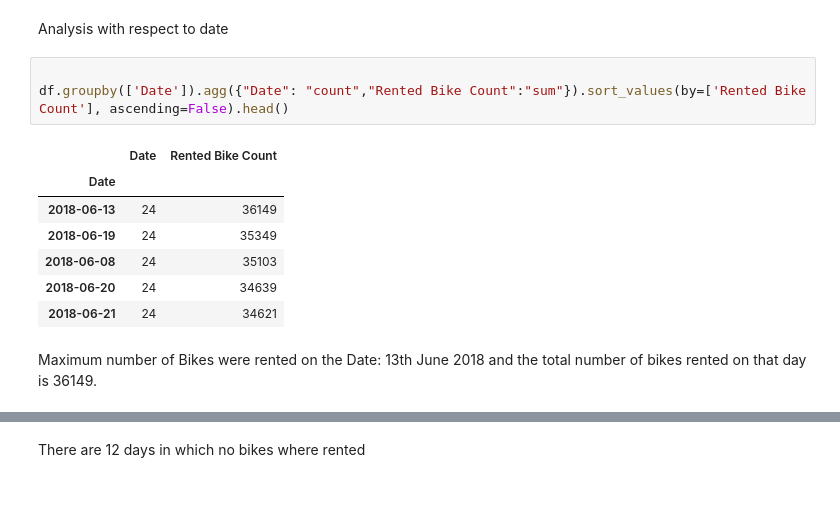
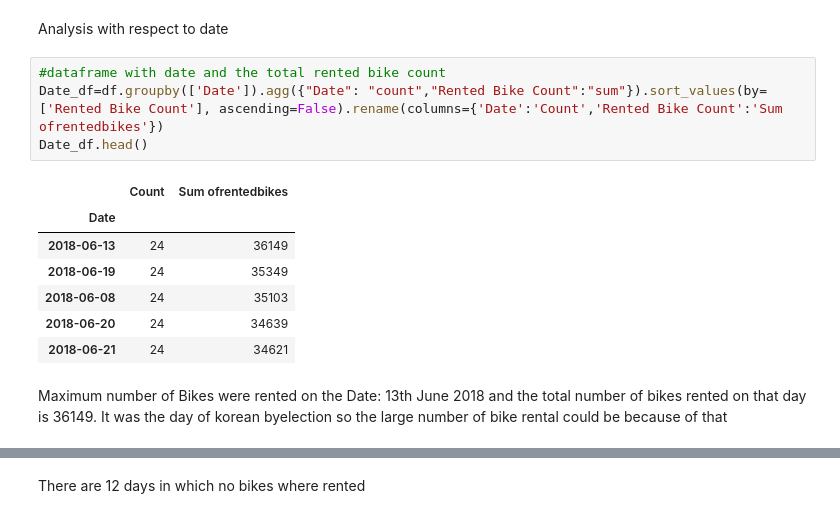
Before and after one commit to Nakulpradeep94/Bike_Sharing_demand_prediction, a Jupyter notebook: Bike_Sharing_Demand_Prediction_Capstone_Project.ipynb, the cells around one changed output, grey strips where cells are left out. Drawn from its saved outputs; the diff is of its cells as text.

```diff
--- a/Bike_Sharing_Demand_Prediction_Capstone_Project.ipynb
+++ b/Bike_Sharing_Demand_Prediction_Capstone_Project.ipynb
@@ -278,10 +280,11 @@ df.head()
 # %% [markdown]
 Analysis with respect to date
 # %%
-
-df.groupby(['Date']).agg({"Date": "count","Rented Bike Count":"sum"}).sort_values(by=['Rented Bike Count'], ascending=False).head()
+#dataframe with date and the total rented bike count
+Date_df=df.groupby(['Date']).agg({"Date": "count","Rented Bike Count":"sum"}).sort_values(by=['Rented Bike Count'], ascending=False).rename(columns={'Date':'Count','Rented Bike Count':'Sum ofrentedbikes'})
+Date_df.head()
 # %% [output]
-|  | Date | Rented Bike Count |
+|  | Count | Sum ofrentedbikes |
 | Date |  |  |
 | 2018-06-13 | 24 | 36149 |
 | 2018-06-19 | 24 | 35349 |
@@ -289,4 +292,4 @@ df.groupby(['Date']).agg({"Date": "count","Rented Bike Count":"sum"}).sort_value
 | 2018-06-20 | 24 | 34639 |
 | 2018-06-21 | 24 | 34621 |
 # %% [markdown]
-Maximum number of Bikes were rented on the Date: 13th June 2018 and the total number of bikes rented on that day is 36149.
+Maximum number of Bikes were rented on the Date: 13th June 2018 and the total number of bikes rented on that day is 36149. It was the day of korean byelection so the large number of bike rental could be because of that
```
Also changed, not shown: parts of 22 cells of this notebook.
